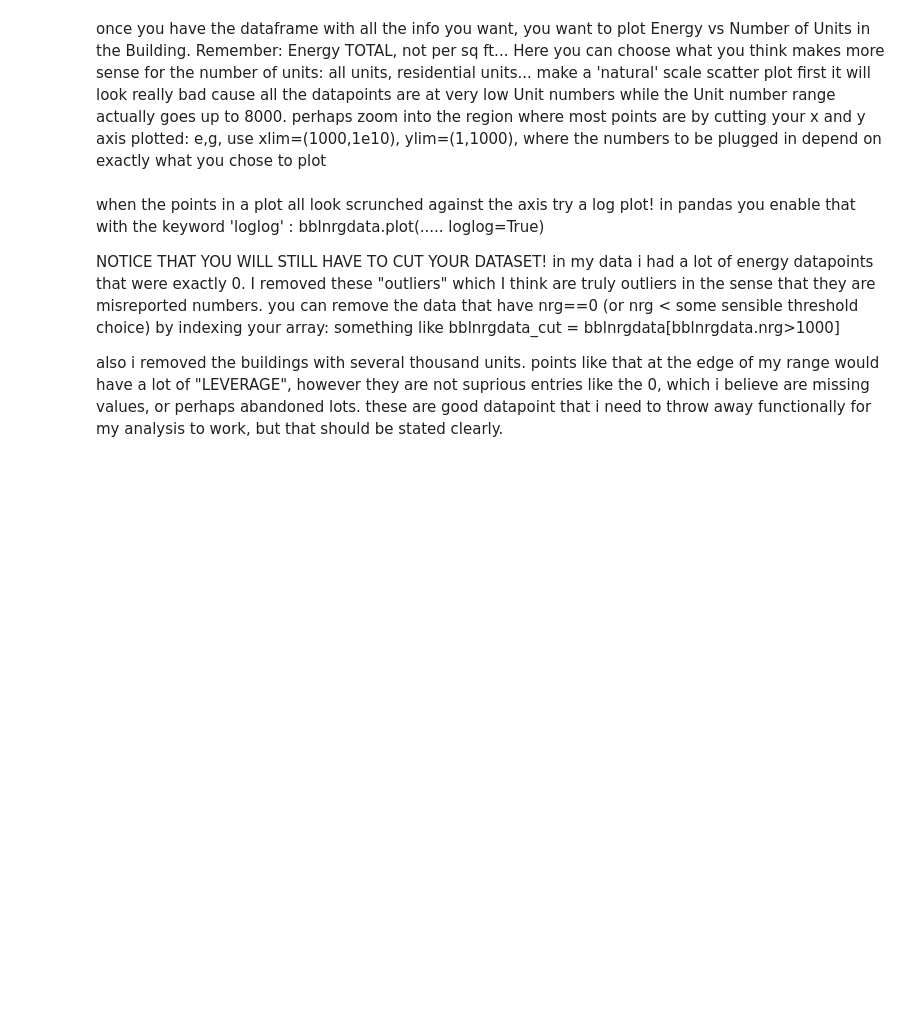
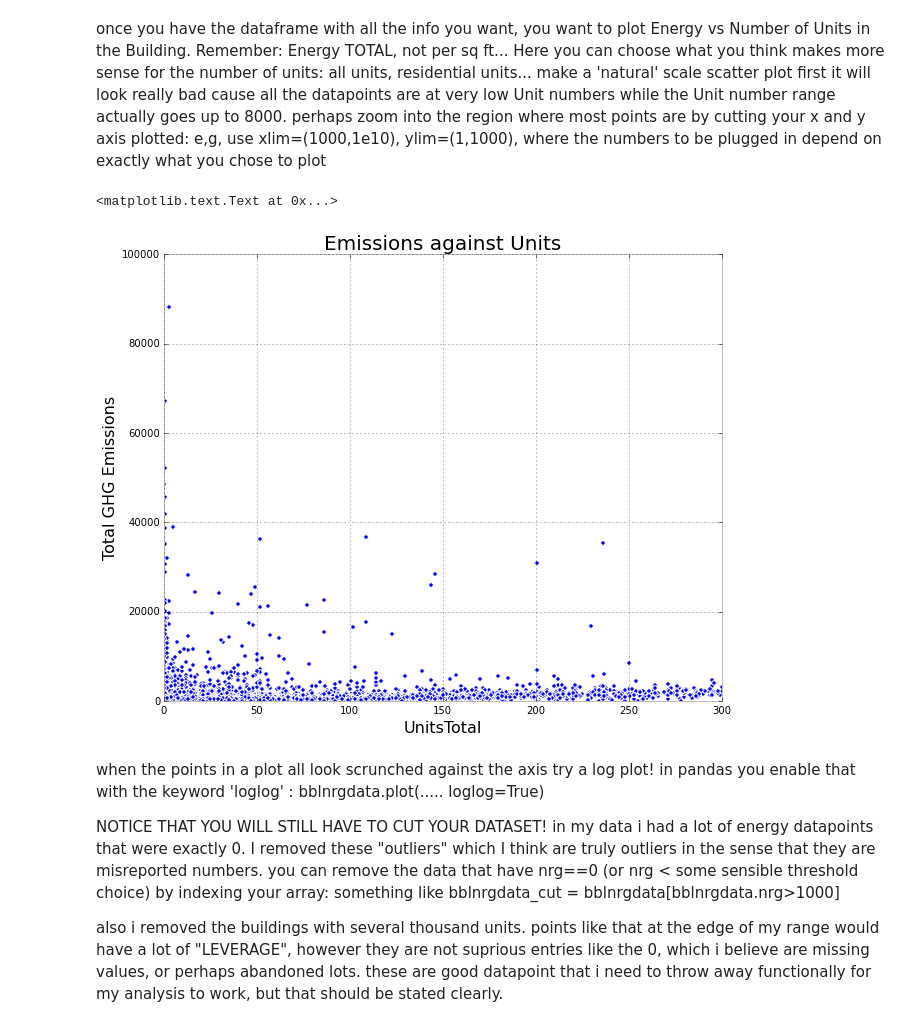
Before and after one commit to mu529/PUI2015_murbanek, a Jupyter notebook: HW5/building_nrg_instructions.ipynb, the cells around one changed output. Drawn from its saved outputs; the diff is of its cells as text; code cells hidden in the pictures; blank space fills up the shorter version.

```diff
--- a/HW5/building_nrg_instructions.ipynb
+++ b/HW5/building_nrg_instructions.ipynb
@@ -121,7 +121,7 @@ quant_columns = ['Site EUI(kBtu/ft2)', 'Weather Normalized Site EUI(kBtu/ft2)',
                  'DOF Property Floor Area (Buildngs and Parking)(ft2)', 'DOF Number of Buildings']
 # %%
 for c in quant_columns:
-    nrg[c][vconv(nrg[c])==False] = float('Nan')
+    nrg[c][vconv(nrg[c])==False] = float('NaN')
 # %% [output]
 A value is trying to be set on a copy of a slice from a DataFrame
 
@@ -164,0 +162,9 @@ However the name of this variable (column) in the Energy dataset is     'NYC Bor
+# %%
+newdf = pd.merge(nrg, bsize, left_on = 'NYC Borough, Block, and Lot (BBL)', right_on = 'BBL')
+#nrg['BBL'] = ...
+#bblnrgdata = pd.merge(.....)
+print (nrg.shape)
+print (bsize.shape)
+print (newdf.shape)
+print (newdf.columns)
+# scatter_matrix (newdf, s=300, figsize=(16, 16), diagonal='kde')
@@ -169,6 +188,20 @@ Remember: Energy TOTAL, not per sq ft...
 Here you can choose what you think makes more sense for the number of units: all units, residential units...
 make a 'natural' scale scatter plot first it will look really bad cause all the datapoints are at very low Unit numbers while the Unit number range actually goes up to 8000.
 perhaps zoom into the region where most points are by cutting your x and y axis plotted: e,g, use xlim=(1000,1e10), ylim=(1,1000), where the numbers to be plugged in depend on exactly what you chose to plot
+# %%
+import matplotlib.pyplot as plt
+%matplotlib inline
+
+plt.figure(figsize = (10,8))
+plt.scatter(newdf['UnitsTotal'].astype(float), newdf['Total GHG Emissions(MtCO2e)'].astype(float), c='b')
+plt.xlim(0, 300)
+plt.ylim(0, 100000)
+plt.xlabel('UnitsTotal', fontsize = 16)
+plt.ylabel('Total GHG Emissions', fontsize = 16)
+plt.title(r'Emissions against Units', fontsize = 20)
+# %% [output]
+<matplotlib.text.Text at 0x...>
+[figure, added]
 # %% [markdown]
 when the points in a plot all look scrunched against the axis try a log plot! in pandas you enable that with the keyword 'loglog' :
 bblnrgdata.plot(..... loglog=True)
```
Also changed, not shown: parts of 18 cells of this notebook, 1 other file.
